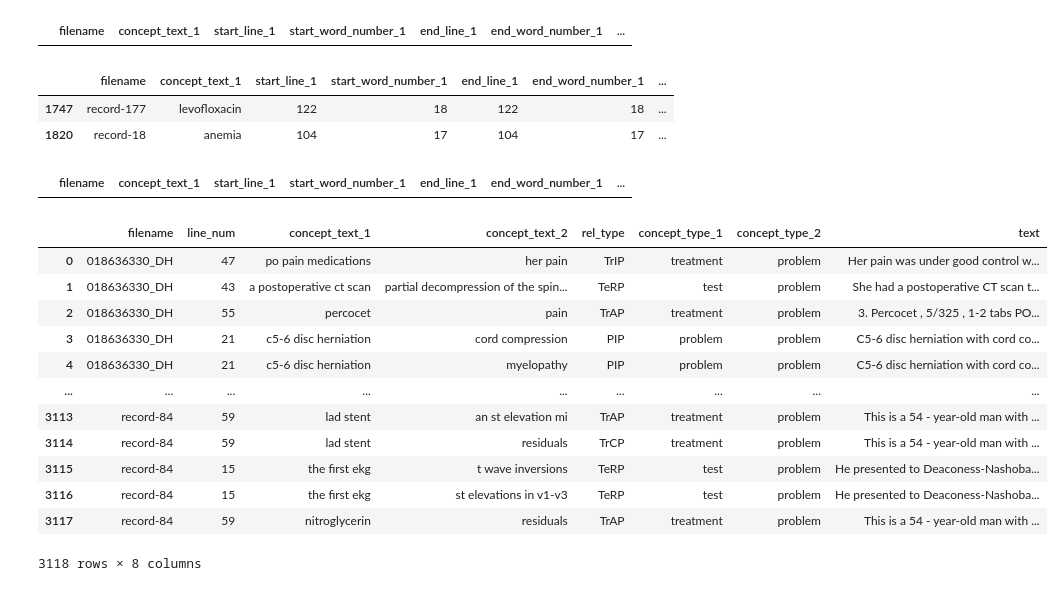
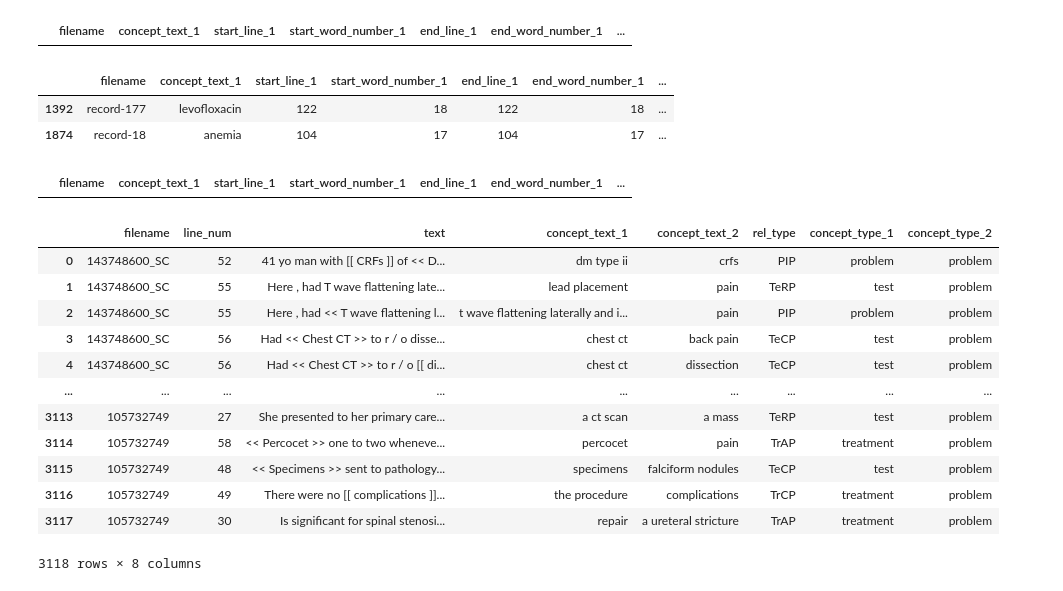
Before and after one commit to Mustapha-AJEGHRIR/medical_txt_parser, a Jupyter notebook: src/notebooks/relations_re/prepare_re_dataset.ipynb, the cells around one changed output. Cells and saved outputs as stored; diff of their text form; code cells hidden in the pictures.

```diff
--- a/src/notebooks/relations_re/prepare_re_dataset.ipynb
+++ b/src/notebooks/relations_re/prepare_re_dataset.ipynb
@@ -119,6 +118,7 @@ rel_df
 3120 rows × 12 columns
 # %%
 # extract relations from column "relation_type"
+label_dict = {"Tr":"treatment", "Te":"test", "PIP":"problem"}
 rel_df["rel_type1"] = rel_df["relation_type"].apply(lambda x: re.findall(r'[A-Z](?:[a-z]+|[A-Z]*(?=[A-Z]|$))', x)[0]).apply(lambda x: label_dict[x])
 rel_df["rel_type2"] = "problem"
 
@@ -156,8 +156,8 @@ rel_df[rel_df["concept_type_1"] != rel_df["rel_type1"]]
 rel_df[rel_df["concept_type_2"] != rel_df["rel_type2"]]
 # %% [output]
 |  | filename | concept_text_1 | start_line_1 | start_word_number_1 | end_line_1 | end_word_number_1 | ... |
-| 1747 | record-177 | levofloxacin | 122 | 18 | 122 | 18 | ... |
-| 1820 | record-18 | anemia | 104 | 17 | 104 | 17 | ... |
+| 1392 | record-177 | levofloxacin | 122 | 18 | 122 | 18 | ... |
+| 1874 | record-18 | anemia | 104 | 17 | 104 | 17 | ... |
 # %%
 # check same start line
 rel_df[rel_df["start_line_2"] != rel_df["start_line_1"]]
@@ -166,35 +166,48 @@ rel_df[rel_df["start_line_2"] != rel_df["start_line_1"]]
 # %%
 # we drop dissimilarities
 rel_df.drop(rel_df[rel_df["concept_type_1"] != rel_df["rel_type1"]].index, inplace=True)
 rel_df.drop(rel_df[rel_df["concept_type_2"] != rel_df["rel_type2"]].index, inplace=True)
 
-# drop cols and rename cols
-rel_df = rel_df[["filename","start_line_1", "concept_text_1", "concept_text_2", "relation_type", "concept_type_1", "concept_type_2"]]
-rel_df.columns = ["filename","line_num", "concept_text_1", "concept_text_2", "rel_type", "concept_type_1", "concept_type_2"]
 
-# add text based on filename and line_num
 def preprocess_text(row):
     text = row["text"]
     # find line
     # text = text.lower()
-    text = text.split("\n")[row["line_num"]-1]
+    line = text.split("\n")[row["start_line_1"]-1]
+    line = " ".join(line.split()) # remove multiple spaces
+
+    concept_text_1 = "<< "+ " ".join(line.split()[row["start_word_number_1"]:row["end_word_number_1"]+1]) + " >>"
+    concept_text_2 = "[[ " + " ".join(line.split()[row["start_word_number_2"]:row["end_word_number_2"]+1]) + " ]]"
+    start_word_number_1 = row["start_word_number_1"]
+    end_word_number_1 = row["end_word_number_1"]
+    start_word_number_2 = row["start_word_number_2"]
+    end_word_number_2 = row["end_word_number_2"]
+
+    if row["start_word_number_1"] > row["start_word_number_2"]:
+        concept_text_1, concept_text_2 = concept_text_2, concept_text_1
+        start_word_number_1, start_word_number_2 = start_word_number_2, start_word_number_1
+        end_word_number_1, end_word_number_2 = end_word_number_2, end_word_number_1
+    text = " ".join(line.split()[: start_word_number_1] + [concept_text_1] + line.split()[end_word_number_1+1: start_word_number_2] + [concept_text_2] + line.split()[end_word_number_2+1:])
+
     row["text"] = text
     return row
 
 rel_df = rel_df.merge(df[["filename","text"]], on="filename", how="inner")
 rel_df = rel_df.apply(preprocess_text, axis=1)
+rel_df = rel_df[["filename","start_line_1", "text", "concept_text_1", "concept_text_2", "relation_type", "concept_type_1", "concept_type_2"]]
+rel_df.columns = ["filename","line_num", "text", "concept_text_1", "concept_text_2", "rel_type", "concept_type_1", "concept_type_2"]
 rel_df
 # %% [output]
-|  | filename | line_num | concept_text_1 | concept_text_2 | rel_type | concept_type_1 | concept_type_2 | text |
-| 0 | 018636330_DH | 47 | po pain medications | her pain | TrIP | treatment | problem | Her pain was under good control w... |
-| 1 | 018636330_DH | 43 | a postoperative ct scan | partial decompression of the spin... | TeRP | test | problem | She had a postoperative CT scan t... |
-| 2 | 018636330_DH | 55 | percocet | pain | TrAP | treatment | problem | 3. Percocet , 5/325 , 1-2 tabs PO... |
-| 3 | 018636330_DH | 21 | c5-6 disc herniation | cord compression | PIP | problem | problem | C5-6 disc herniation with cord co... |
-| 4 | 018636330_DH | 21 | c5-6 disc herniation | myelopathy | PIP | problem | problem | C5-6 disc herniation with cord co... |
+|  | filename | line_num | text | concept_text_1 | concept_text_2 | rel_type | concept_type_1 | concept_type_2 |
+| 0 | 143748600_SC | 52 | 41 yo man with [[ CRFs ]] of << D... | dm type ii | crfs | PIP | problem | problem |
+| 1 | 143748600_SC | 55 | Here , had T wave flattening late... | lead placement | pain | TeRP | test | problem |
+| 2 | 143748600_SC | 55 | Here , had << T wave flattening l... | t wave flattening laterally and i... | pain | PIP | problem | problem |
+| 3 | 143748600_SC | 56 | Had << Chest CT >> to r / o disse... | chest ct | back pain | TeCP | test | problem |
+| 4 | 143748600_SC | 56 | Had << Chest CT >> to r / o [[ di... | chest ct | dissection | TeCP | test | problem |
 | ... | ... | ... | ... | ... | ... | ... | ... | ... |
-| 3113 | record-84 | 59 | lad stent | an st elevation mi | TrAP | treatment | problem | This is a 54 - year-old man with ... |
-| 3114 | record-84 | 59 | lad stent | residuals | TrCP | treatment | problem | This is a 54 - year-old man with ... |
-| 3115 | record-84 | 15 | the first ekg | t wave inversions | TeRP | test | problem | He presented to Deaconess-Nashoba... |
-| 3116 | record-84 | 15 | the first ekg | st elevations in v1-v3 | TeRP | test | problem | He presented to Deaconess-Nashoba... |
-| 3117 | record-84 | 59 | nitroglycerin | residuals | TrAP | treatment | problem | This is a 54 - year-old man with ... |
+| 3113 | 105732749 | 27 | She presented to her primary care... | a ct scan | a mass | TeRP | test | problem |
+| 3114 | 105732749 | 58 | << Percocet >> one to two wheneve... | percocet | pain | TrAP | treatment | problem |
+| 3115 | 105732749 | 48 | << Specimens >> sent to pathology... | specimens | falciform nodules | TeCP | test | problem |
+| 3116 | 105732749 | 49 | There were no [[ complications ]]... | the procedure | complications | TrCP | treatment | problem |
+| 3117 | 105732749 | 30 | Is significant for spinal stenosi... | repair | a ureteral stricture | TrAP | treatment | problem |
 3118 rows × 8 columns
```
Also changed, not shown: parts of 13 cells of this notebook, 1 other file.
